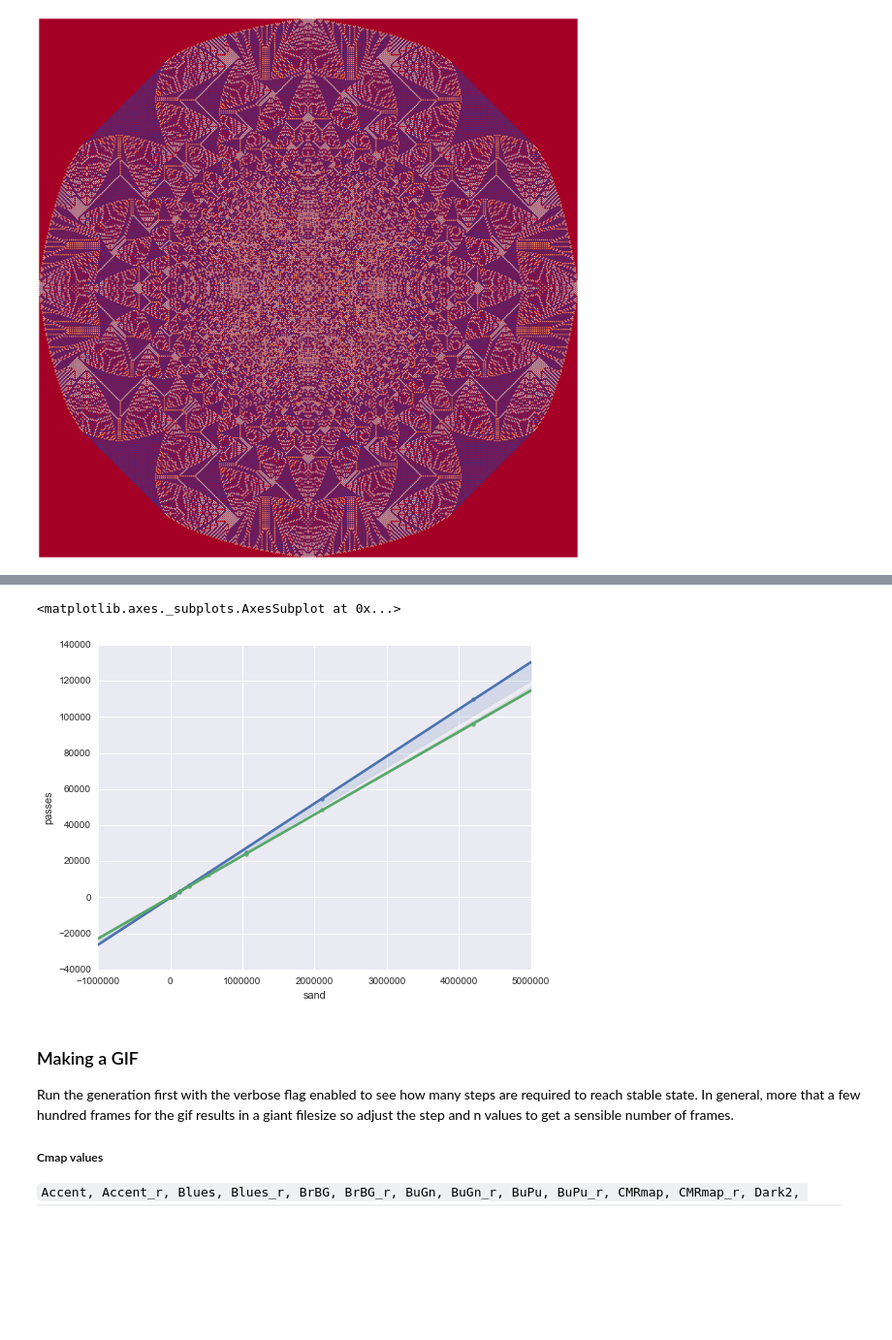
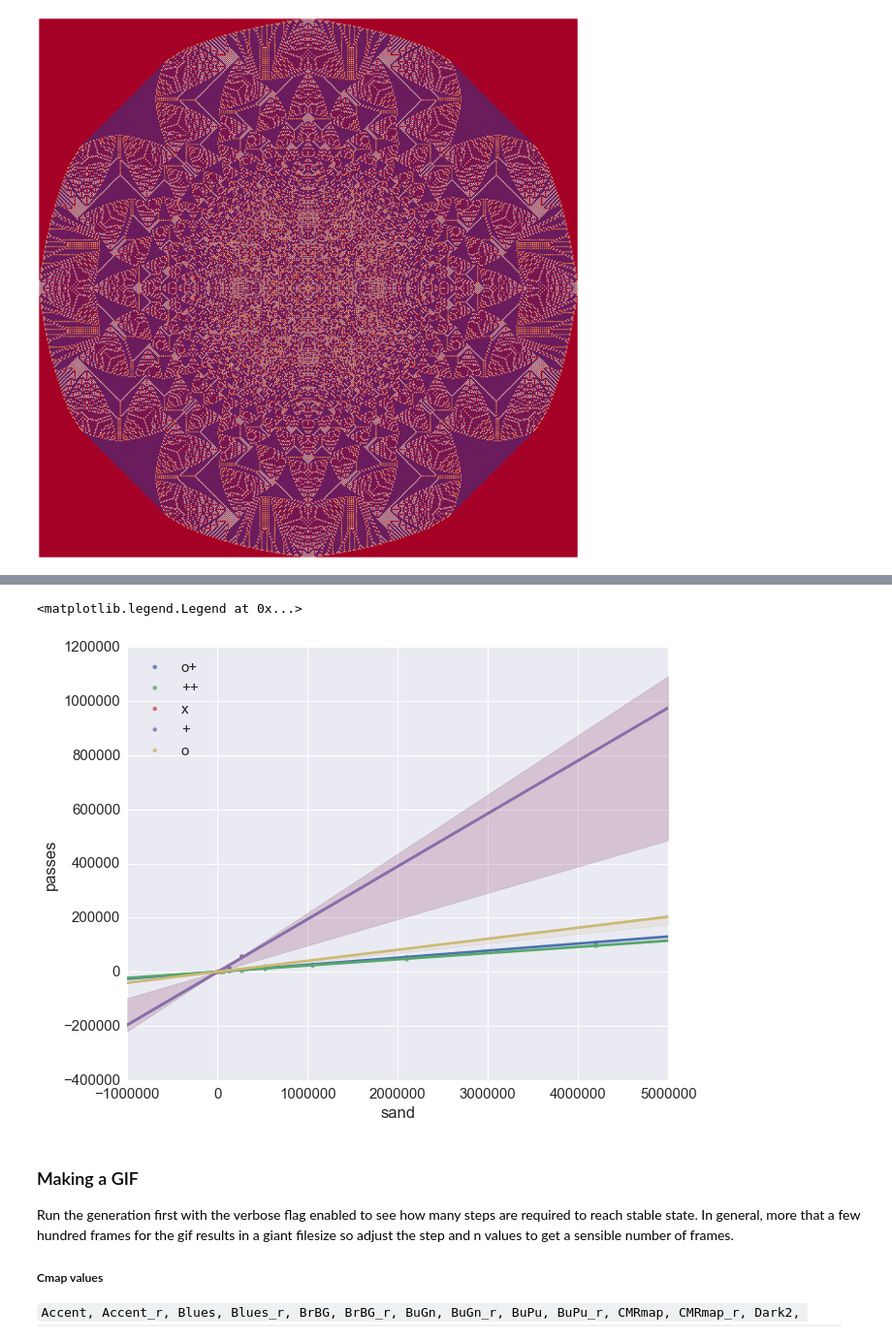
Before and after one commit to sminez/recreational_mathematics, a Jupyter notebook: Sandpiles/Sandpiles.ipynb, the cells around one changed output, grey strips where cells are left out. Shown at 97% size. Cells and saved outputs as stored; diff of their text form; code cells hidden in the pictures; blank space fills up the shorter version.

```diff
--- a/Sandpiles/Sandpiles.ipynb
+++ b/Sandpiles/Sandpiles.ipynb
@@ -9,8 +9,12 @@ https://docs.scipy.org/doc/numpy/reference/arrays.ndarray.html
 %pylab inline
 from sandpile import *
 import pandas as pd
+import seaborn as sns
 import numpy as np
 import subprocess
+
+sns.set(style='darkgrid')
+sns.set_context('notebook', font_scale=1.5)
 
 
 def trim_grid(grid):
@@ -128,30 +133,32 @@ initial sand 1024
 # %%
 sandvals = [2 ** n for n in range(4,23)]
 
 o_plusDF = pd.DataFrame(
-    {
-        "sand": sandvals,
-        "passes": [2, 2, 2, 4, 6, 12, 26, 40, 91, 173, 371, 755, 1541, 3162, 6402, 13421, 25166, 54344, 110000]
-    }
-)
+    {"sand": sandvals,
+     "passes": [2, 2, 2, 4, 6, 12, 26, 40, 91, 173, 371, 755, 1541, 3162, 6402, 13421, 25166, 54344, 110000]})
 plus_plusDF = pd.DataFrame(
-    {
-        "sand": sandvals,
-        "passes": [2, 2, 3, 3, 7, 12, 24, 35, 113, 209, 405, 719, 1408, 3289, 5931, 12467, 24112, 48849, 95773]
-    }
-)
-#xDF = pd.DataFrame(
-#    {
-#        "sand": sandvals,
-#        "passes": []
-#    }
-#)
-plt.figure(figsize=(8, 6))
-sns.regplot("sand", "passes", o_plusDF, label="o+")
+    {"sand": sandvals,
+     "passes": [2, 2, 3, 3, 7, 12, 24, 35, 113, 209, 405, 719, 1408, 3289, 5931, 12467, 24112, 48849, 95773]})
+xDF = pd.DataFrame(
+    {"sand": sandvals[:15],
+     "passes": [3, 4, 6, 17, 23, 51, 109, 201, 407, 787, 1864, 3102, 6436, 13300, 56948]})
+plusDF = pd.DataFrame(
+    {"sand": sandvals[:15],
+     "passes": [3, 4, 6, 17, 23, 51, 109, 201, 407, 787, 1864, 3102, 6436, 13300, 56948]})
+oDF = pd.DataFrame(
+    {"sand": sandvals[:16],
+     "passes": [2, 2, 3, 7, 10, 16, 32, 57, 143, 268, 534, 1299, 2360, 4585, 9195, 22036]})
+
+plt.figure(figsize=(10, 8))
+ax = sns.regplot("sand", "passes", o_plusDF, label="o+")
 sns.regplot("sand", "passes", plus_plusDF, label="++")
+sns.regplot("sand", "passes", xDF, label="x")
+sns.regplot("sand", "passes", plusDF, label="+")
+sns.regplot("sand", "passes", oDF, label="o")
+ax.legend(loc=2)
 # %% [output]
-<matplotlib.axes._subplots.AxesSubplot at 0x...>
+<matplotlib.legend.Legend at 0x...>
-[figure, old version]
+[figure, new version]
 # %% [markdown]
 ### Making a GIF
 Run the generation first with the verbose flag enabled to see how many steps are required to reach stable state. In general, more that a few hundred frames for the gif results in a giant filesize so adjust the step and n values to get a sensible number of frames.
```
Also changed, not shown: parts of 4 cells of this notebook, 16 other files.
